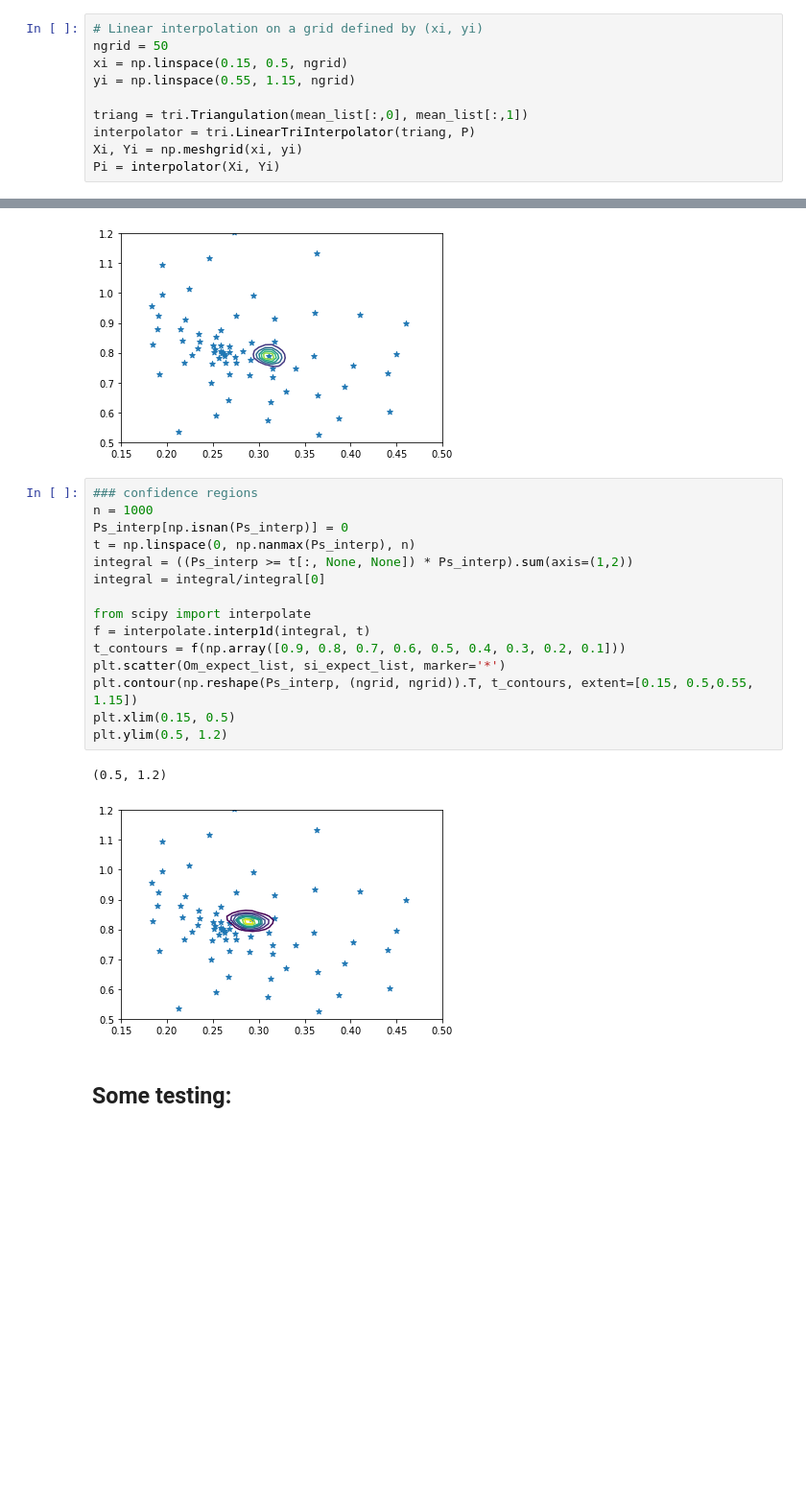
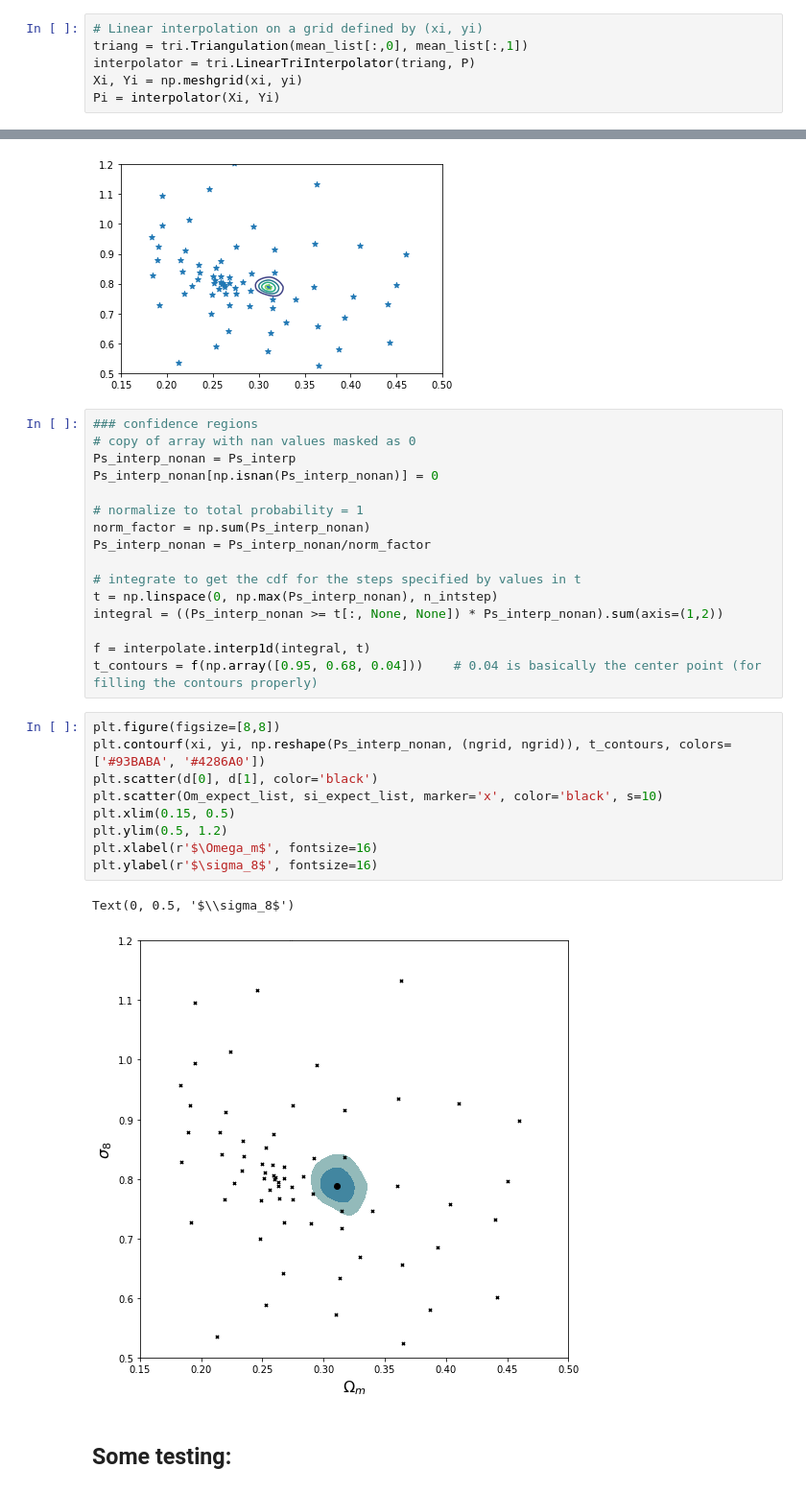
Before and after one commit to tianliwng/CNN-plus-weak-lensing, a Jupyter notebook: likelihood_CNN.ipynb, the cells around one changed output, grey strips where cells are left out. Shown at 96% size. Saved outputs shown, nothing was run; the diff lists cells and outputs as text; blank space fills up the shorter version.

Commit message:
added improved code for plotting contours

```diff
--- a/likelihood_CNN.ipynb
+++ b/likelihood_CNN.ipynb
@@ -72,10 +69,6 @@ P = [multivariate_normal.pdf(mean_list[i], mean = d, cov = cov_list[i]) for i in
 P = np.array(P)
 # %%
 # Linear interpolation on a grid defined by (xi, yi)
-ngrid = 50
-xi = np.linspace(0.15, 0.5, ngrid)
-yi = np.linspace(0.55, 1.15, ngrid)
-
 triang = tri.Triangulation(mean_list[:,0], mean_list[:,1])
 interpolator = tri.LinearTriInterpolator(triang, P)
 Xi, Yi = np.meshgrid(xi, yi)
@@ -121,24 +113,34 @@ plt.ylim(0.5, 1.2)
 # %% [output]
 (0.5, 1.2)
 [figure]
-# %%
-### confidence regions
-n = 1000
-Ps_interp[np.isnan(Ps_interp)] = 0
-t = np.linspace(0, np.nanmax(Ps_interp), n)
-integral = ((Ps_interp >= t[:, None, None]) * Ps_interp).sum(axis=(1,2))
-integral = integral/integral[0]
-
-from scipy import interpolate
-f = interpolate.interp1d(integral, t)
-t_contours = f(np.array([0.9, 0.8, 0.7, 0.6, 0.5, 0.4, 0.3, 0.2, 0.1]))
-plt.scatter(Om_expect_list, si_expect_list, marker='*')
-plt.contour(np.reshape(Ps_interp, (ngrid, ngrid)).T, t_contours, extent=[0.15, 0.5,0.55, 1.15])
-plt.xlim(0.15, 0.5)
-plt.ylim(0.5, 1.2)
-# %% [output]
-(0.5, 1.2)
-[figure, removed]
+# %%
+### confidence regions
+# copy of array with nan values masked as 0
+Ps_interp_nonan = Ps_interp
+Ps_interp_nonan[np.isnan(Ps_interp_nonan)] = 0
+
+# normalize to total probability = 1
+norm_factor = np.sum(Ps_interp_nonan)
+Ps_interp_nonan = Ps_interp_nonan/norm_factor
+
+# integrate to get the cdf for the steps specified by values in t
+t = np.linspace(0, np.max(Ps_interp_nonan), n_intstep)
+integral = ((Ps_interp_nonan >= t[:, None, None]) * Ps_interp_nonan).sum(axis=(1,2))
+
+f = interpolate.interp1d(integral, t)
+t_contours = f(np.array([0.95, 0.68, 0.04]))    # 0.04 is basically the center point (for filling the contours properly)
+# %%
+plt.figure(figsize=[8,8])
+plt.contourf(xi, yi, np.reshape(Ps_interp_nonan, (ngrid, ngrid)), t_contours, colors=['#93BABA', '#4286A0'])
+plt.scatter(d[0], d[1], color='black')
+plt.scatter(Om_expect_list, si_expect_list, marker='x', color='black', s=10)
+plt.xlim(0.15, 0.5)
+plt.ylim(0.5, 1.2)
+plt.xlabel(r'$\Omega_m$', fontsize=16)
+plt.ylabel(r'$\sigma_8$', fontsize=16)
+# %% [output]
+Text(0, 0.5, '$\\sigma_8$')
+[figure, added]
 # %% [markdown]
 ## Some testing:
 # %%
```
Also changed, not shown: parts of 5 cells of this notebook.
